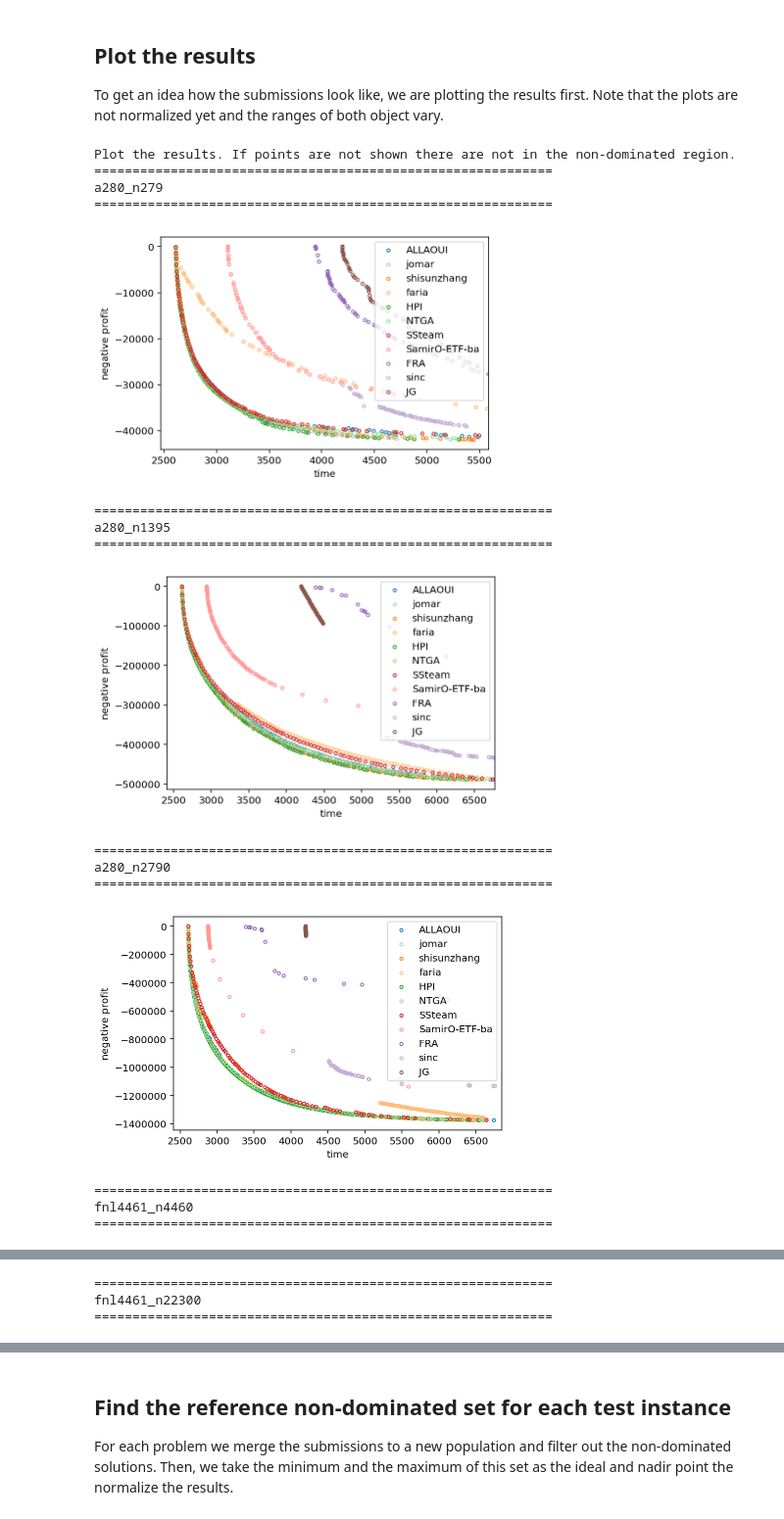
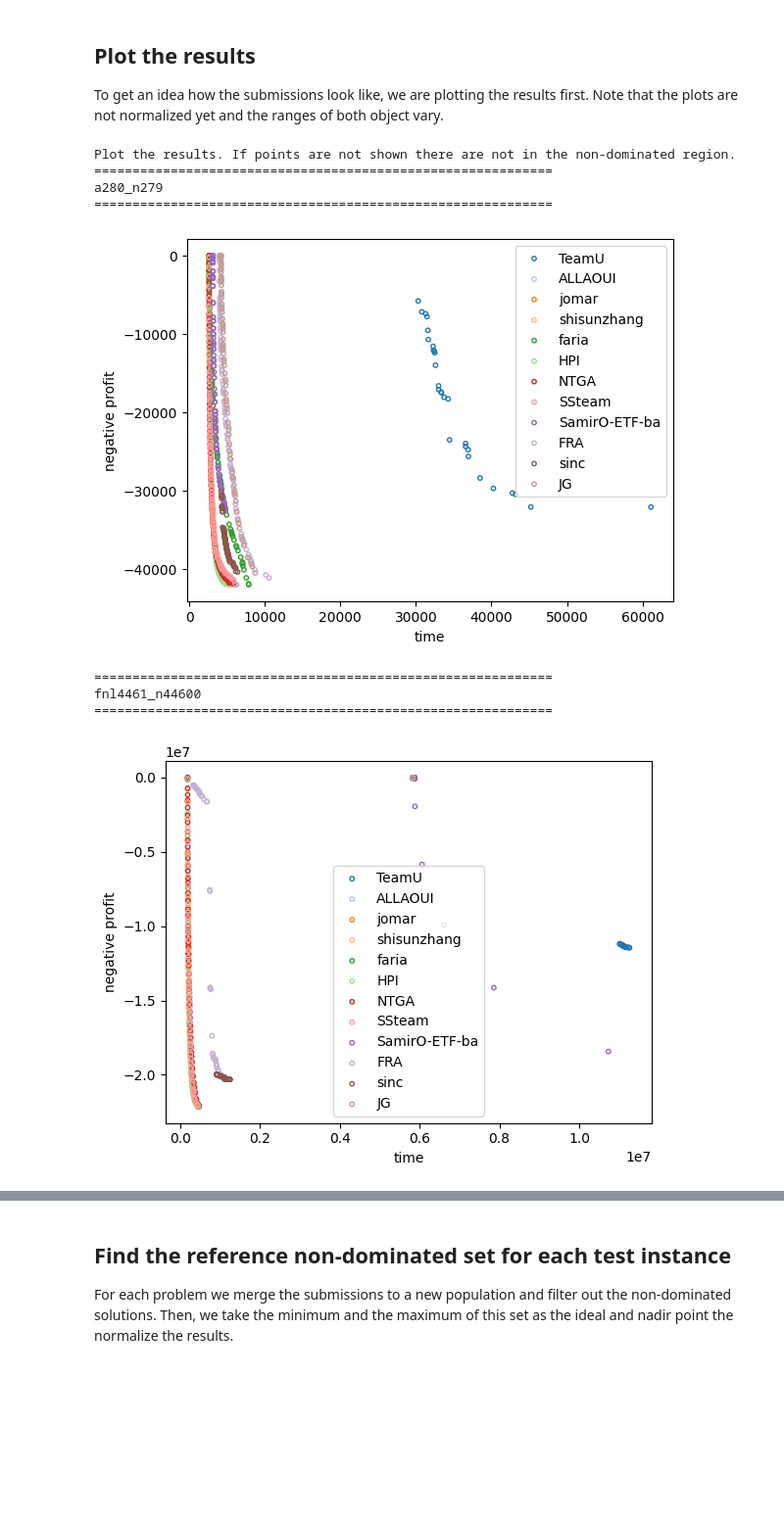
Before and after one commit to dathd6/GECCO2019---Bi-objective-Traveling-Thief-Competition, a Jupyter notebook: evaluation/evaluation.ipynb, the cells around one changed output, grey strips where cells are left out. Shown: that part at 98% size. Saved outputs shown, nothing was run; the diff lists cells and outputs as text; code cells hidden in the pictures; blank space fills up the shorter version.

```diff
--- a/evaluation/evaluation.ipynb
+++ b/evaluation/evaluation.ipynb
@@ -34,12 +34,14 @@ import pandas as pd
 ## Participants and Problems
 # %%
 # the result folder as a path
-folder = os.path.join(os.path.dirname(os.path.dirname(os.getcwd())), "submissions")
+folder = os.path.join(os.path.dirname(os.getcwd()), "submissions")
 
 
 
 # all submissions received
-participants = ["TeamU", "ALLAOUI","jomar", "shisunzhang",  "faria", "HPI",
+participants = [
+    "TeamU",
+      "ALLAOUI","jomar", "shisunzhang",  "faria", "HPI",
                 "NTGA", "SSteam", "SamirO-ETF-ba", "FRA", "sinc", "JG",
                  # "ValAurTeam", "MicroGA" ## unfortunatly those submissions were invalid
                ]
@@ -73,6 +75,9 @@ for problem in problems:
             fname = "%s_%s.f" % (participant, problem.replace("_", "-"))
             path_to_file = os.path.join(folder,participant, fname)
 
+        if not os.path.isfile(path_to_file):
+            break
+
         # load the values in the objective space - first column is time, second profit
         _F = np.loadtxt(path_to_file)
 
@@ -90,51 +93,45 @@ Note that the plots are not normalized yet and the ranges of both object vary.
 # %%
 print("Plot the results. If points are not shown there are not in the non-dominated region.")
 
 import matplotlib.cm as cm
 cmap = cm.get_cmap('tab20')
 
 only_top_3 = False
 
 for problem in problems:
-
     for k, participant in enumerate(participants):
 
-        if not only_top_3 or (only_top_3 and participant in ["HPI", "jomar", "NTGA"]):
+        if not only_top_3 or (only_top_3 and participant in ["HPI", "jomar", "TeamU"]):
+            if participant in data[problem]:
+                _F = data[problem][participant]
+                plt.scatter(_F[:,0], _F[:,1], label=participant, s=10, facecolors='none', edgecolors=cmap(k))
 
-            _F = data[problem][participant]
-            plt.scatter(_F[:,0], _F[:,1], label=participant, s=10, facecolors='none', edgecolors=cmap(k))
+    if not data[problem]:
+        continue
+    #_all = np.row_stack([data[problem][participant] for participant in participants if participant in data[problem]])
+    #I = fast_non_dominated_sort(_all)[0]
+    #_non_dom = _all[I]
 
-    _all = np.row_stack([data[problem][participant] for participant in participants])
-    I = fast_non_dominated_sort(_all)[0]
-    _non_dom = _all[I]
-
-    _min = _non_dom.min(axis=0)
-    _max = _non_dom.max(axis=0)
-    _range = _max - _min
+    #_min = _non_dom.min(axis=0)
+    #_max = _non_dom.max(axis=0)
+    #_range = _max - _min
 
     print("=" * 60)
     print(problem)
     print("=" * 60)
     plt.xlabel("time")
     plt.ylabel("negative profit")
-    plt.xlim(_min[0] - 0.05 * _range[0], _max[0] + 0.05 * _range[0])
-    plt.ylim(_min[1] - 0.05 * _range[1], _max[1] + 0.05 * _range[1])
+    #plt.xlim(_min[0] - 0.05 * _range[0], _max[0] + 0.05 * _range[0])
+    #plt.ylim(_min[1] - 0.05 * _range[1], _max[1] + 0.05 * _range[1])
     plt.legend()
     plt.show()
 # %% [output]
 Plot the results. If points are not shown there are not in the non-dominated region.
 ============================================================
 a280_n279
 ============================================================
-[figure, old version]
+[figure, new version]
 ============================================================
-a280_n1395
+fnl4461_n44600
 ============================================================
-[figure, old version]
+[figure, new version]
-============================================================
-a280_n2790
-============================================================
-[figure, removed]
-============================================================
-fnl4461_n4460
-============================================================
@@ -142,3 +137,0 @@ fnl4461_n4460
-============================================================
-fnl4461_n22300
-============================================================
```
Also changed, not shown: parts of 10 cells of this notebook, 7 other files.
